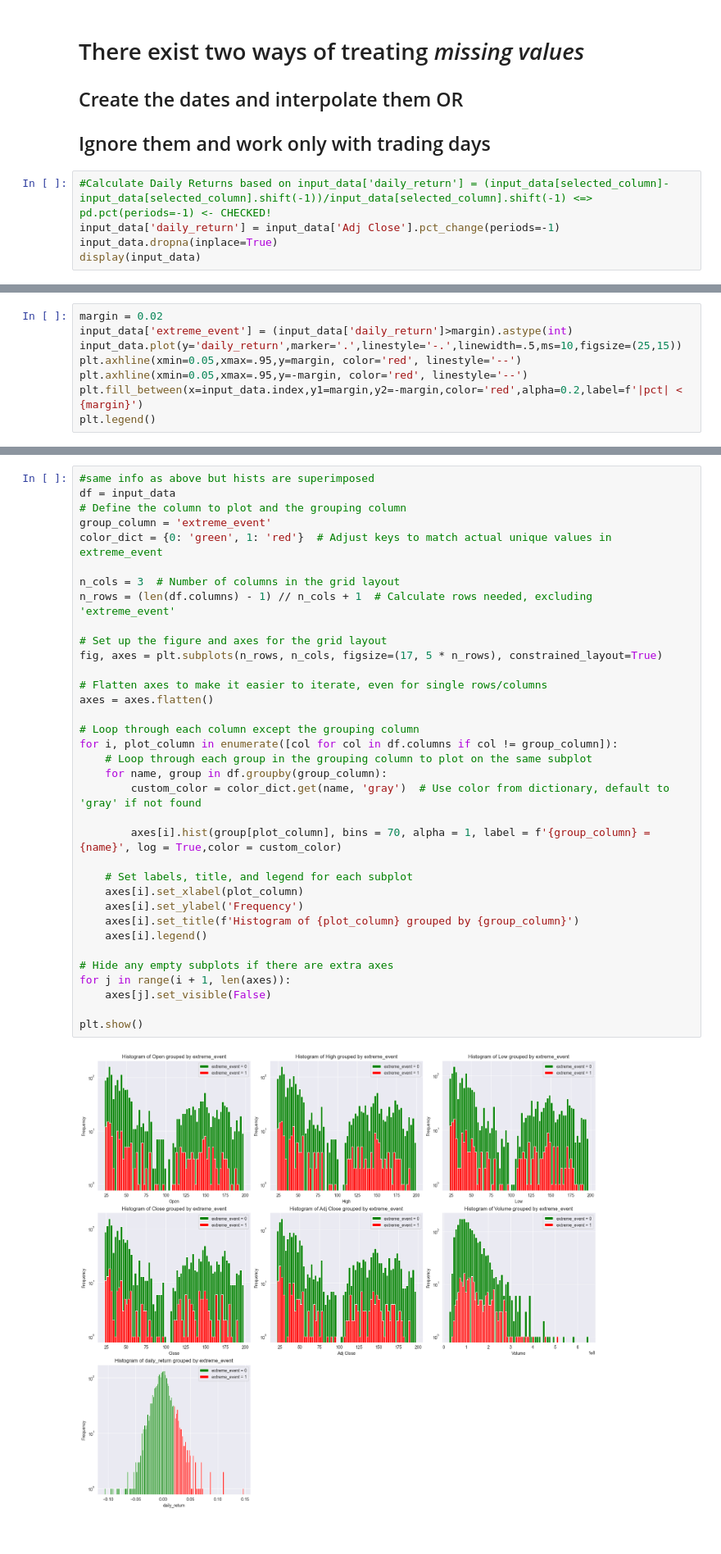
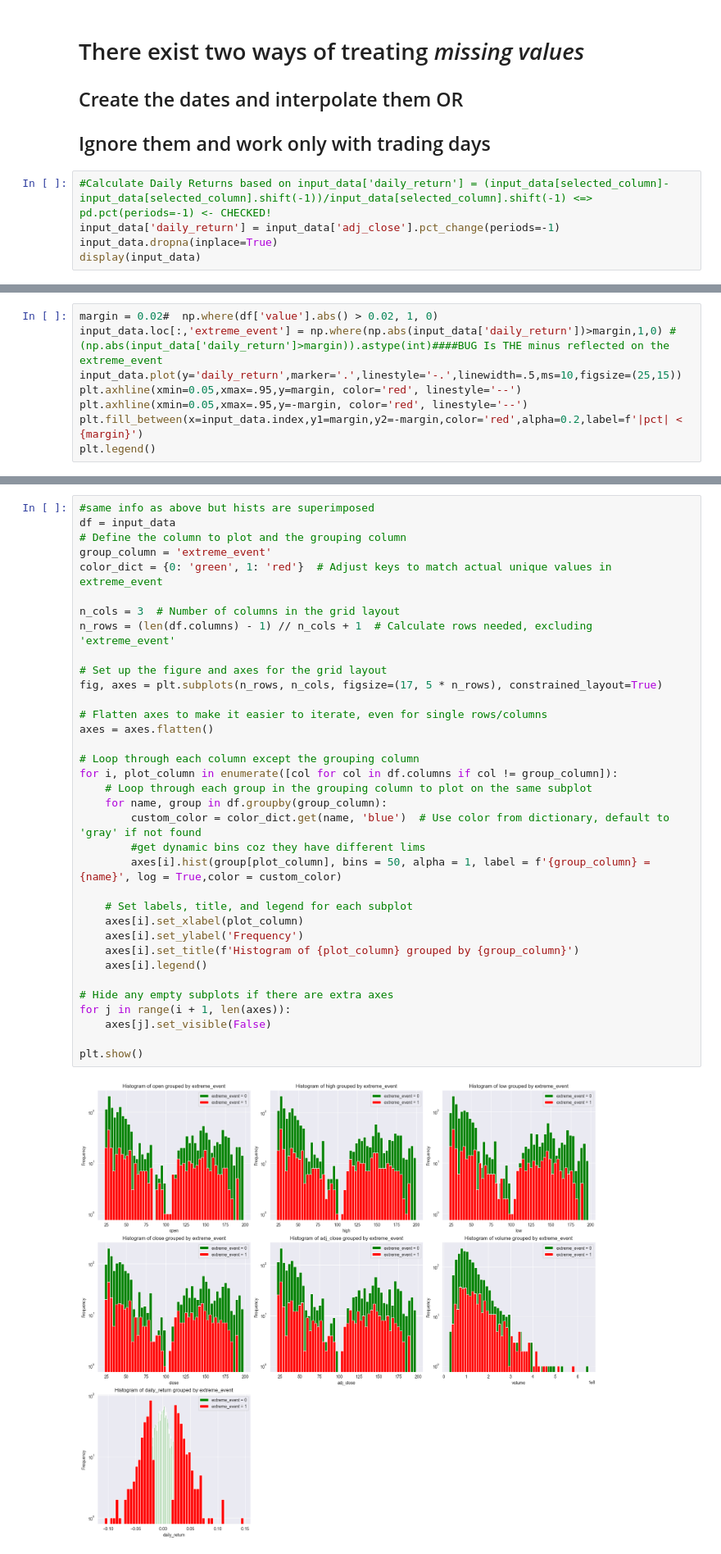
Before and after one commit to agerom/aic2_assignment, a Jupyter notebook: eda.ipynb, the cells around one changed output, grey strips where cells are left out. Shown at 82% size. Cells and saved outputs as stored; diff of their text form.

```diff
--- a/eda.ipynb
+++ b/eda.ipynb
@@ -194,7 +208,7 @@ plt.ylim(1e+0,1e+3)
 ## Ignore them and work only with trading days
 # %%
 #Calculate Daily Returns based on input_data['daily_return'] = (input_data[selected_column]- input_data[selected_column].shift(-1))/input_data[selected_column].shift(-1) <=> pd.pct(periods=-1) <- CHECKED!
-input_data['daily_return'] = input_data['Adj Close'].pct_change(periods=-1)
+input_data['daily_return'] = input_data['adj_close'].pct_change(periods=-1)
 input_data.dropna(inplace=True)
 display(input_data)
 # %% [output]
@@ -215,6 +238,6 @@ display(input_data)
 # %%
-margin = 0.02
-input_data['extreme_event'] = (input_data['daily_return']>margin).astype(int)
+margin = 0.02#  np.where(df['value'].abs() > 0.02, 1, 0)
+input_data.loc[:,'extreme_event'] = np.where(np.abs(input_data['daily_return'])>margin,1,0) #(np.abs(input_data['daily_return']>margin)).astype(int)####BUG Is THE minus reflected on the extreme_event
 input_data.plot(y='daily_return',marker='.',linestyle='-.',linewidth=.5,ms=10,figsize=(25,15))
 plt.axhline(xmin=0.05,xmax=.95,y=margin, color='red', linestyle='--')
 plt.axhline(xmin=0.05,xmax=.95,y=-margin, color='red', linestyle='--')
@@ -247,37 +288,37 @@ df = input_data
 # Define the column to plot and the grouping column
 group_column = 'extreme_event'
 color_dict = {0: 'green', 1: 'red'}  # Adjust keys to match actual unique values in extreme_event
 
 n_cols = 3  # Number of columns in the grid layout
 n_rows = (len(df.columns) - 1) // n_cols + 1  # Calculate rows needed, excluding 'extreme_event'
 
 # Set up the figure and axes for the grid layout
 fig, axes = plt.subplots(n_rows, n_cols, figsize=(17, 5 * n_rows), constrained_layout=True)
 
 # Flatten axes to make it easier to iterate, even for single rows/columns
 axes = axes.flatten()
 
 # Loop through each column except the grouping column
 for i, plot_column in enumerate([col for col in df.columns if col != group_column]):
     # Loop through each group in the grouping column to plot on the same subplot
     for name, group in df.groupby(group_column):
-        custom_color = color_dict.get(name, 'gray')  # Use color from dictionary, default to 'gray' if not found
-
-        axes[i].hist(group[plot_column], bins = 70, alpha = 1, label = f'{group_column} = {name}', log = True,color = custom_color)
+        custom_color = color_dict.get(name, 'blue')  # Use color from dictionary, default to 'gray' if not found
+        #get dynamic bins coz they have different lims
+        axes[i].hist(group[plot_column], bins = 50, alpha = 1, label = f'{group_column} = {name}', log = True,color = custom_color)
 
     # Set labels, title, and legend for each subplot
     axes[i].set_xlabel(plot_column)
     axes[i].set_ylabel('Frequency')
     axes[i].set_title(f'Histogram of {plot_column} grouped by {group_column}')
     axes[i].legend()
 
 # Hide any empty subplots if there are extra axes
 for j in range(i + 1, len(axes)):
     axes[j].set_visible(False)
 
 plt.show()
 # %% [output]
-[figure, old version]
+[figure, new version]
 # %%
 #keep the x_i's and Y that will be used for modelling
 #For time-series data, ensure the model is only trained on past data and tested on future data, preserving temporal order.
```
Also changed, not shown: parts of 14 cells of this notebook, 4 other files.
